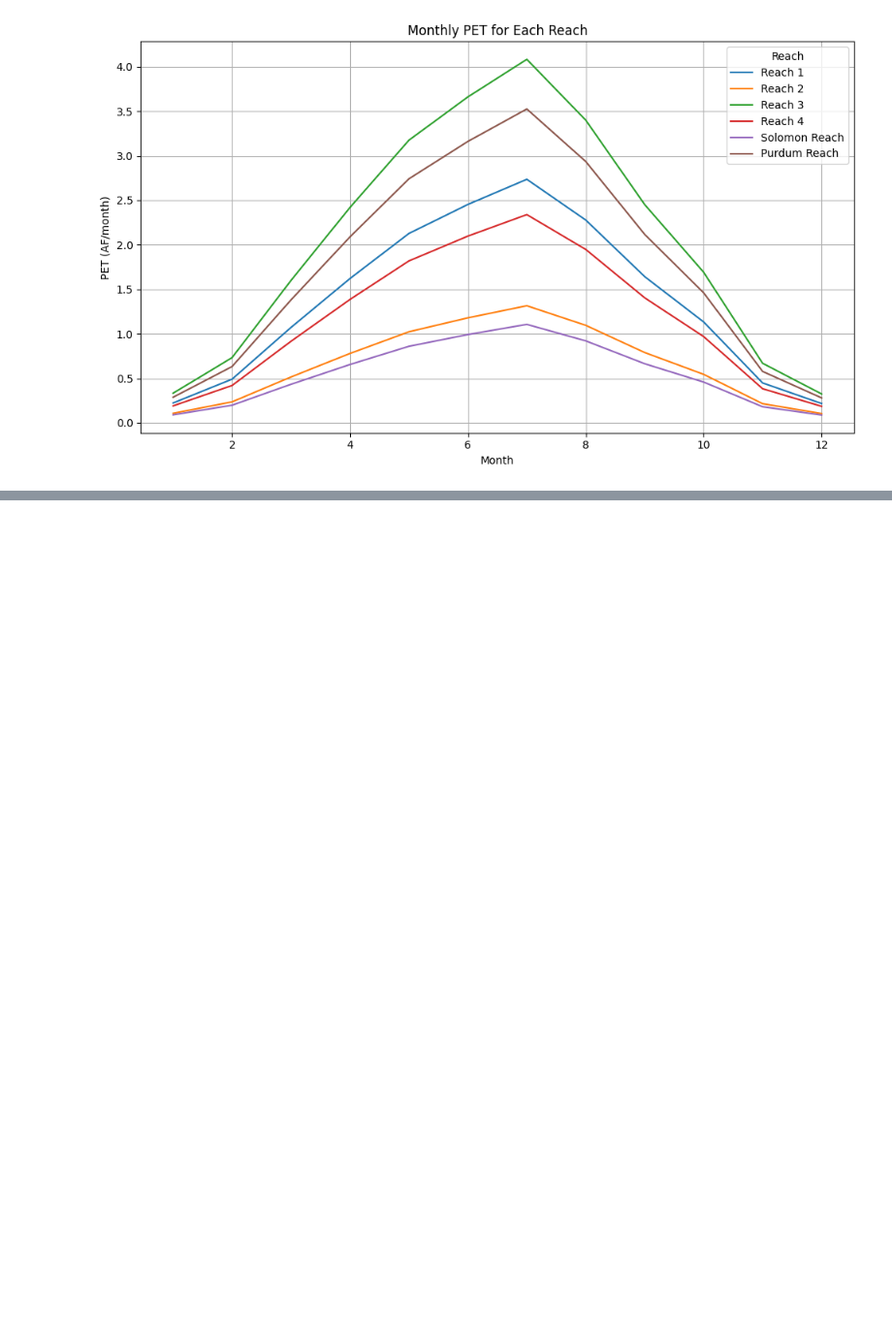
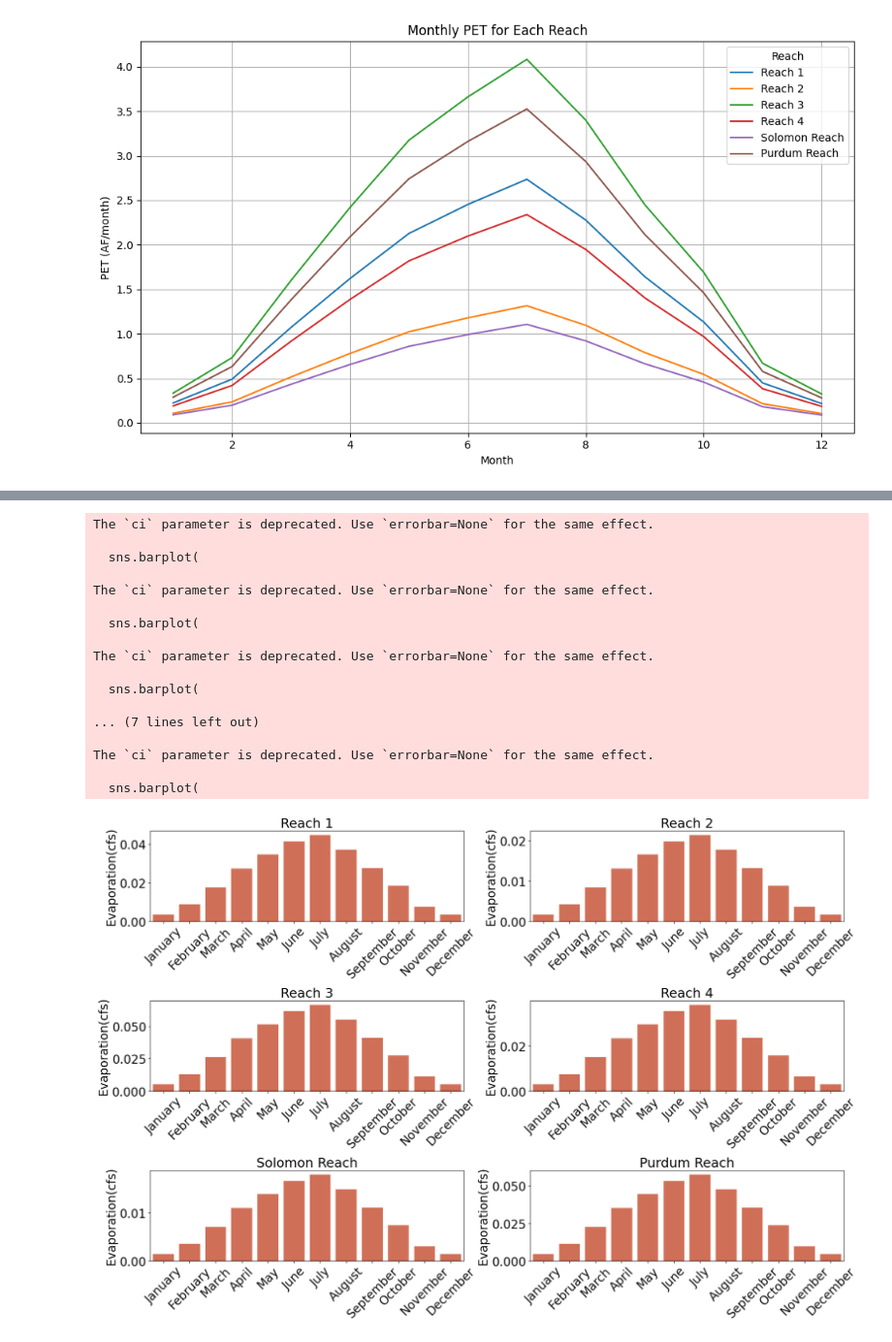
Before and after one commit to carlibeisel/mason_water_budget, a Jupyter notebook: reach_pet.ipynb, the cells around one changed output, grey strips where cells are left out. Shown at 97% size. Drawn from its saved outputs; the diff is of its cells as text; code cells hidden in the pictures; blank space fills up the shorter version.

```diff
--- a/reach_pet.ipynb
+++ b/reach_pet.ipynb
@@ -82,0 +110,67 @@ plt.savefig('/content/drive/MyDrive/Carli Thesis/Figures/Water Budget/reach_pet.
+# %%
+# ------------------------------------------ #
+# Plot of monthly evaporation for each Reach
+# ------------------------------------------ #
+
+file = pd.read_csv('/content/drive/MyDrive/Data/Mason Water Budget/data_output/pet_out/reach_pet.csv')
+
+# Map numeric months to full names and calculate days in the month
+month_map = {
+    1: ('January', 31), 2: ('February', 28), 3: ('March', 31), 4: ('April', 30),
+    5: ('May', 31), 6: ('June', 30), 7: ('July', 31), 8: ('August', 31),
+    9: ('September', 30), 10: ('October', 31), 11: ('November', 30), 12: ('December', 31)
+}
+file[['Month Name', 'Days in Month']] = file['Month'].map(month_map).apply(pd.Series)
+
+# Convert PET from af/month to cfs
+file['PET (cfs)'] = (file['PET (af/month)'] * 43560) / (file['Days in Month'] * 86400)
+
+month_order = [
+    'January', 'February', 'March', 'April', 'May',
+    'June', 'July', 'August', 'September', 'October',
+    'November', 'December'
+]
+
+# Create a 3x2 panel (6 plots max)
+fig, axes = plt.subplots(3, 2, figsize=(18, 12))
+axes = axes.flatten()
+
+for i, reach in enumerate(file['Reach'].unique()):
+    ax = axes[i]
+    sns.barplot(
+        data=file[file['Reach'] == reach],
+        x='Month Name', y='PET (cfs)', color='#E46343', ci=None, ax=ax,
+        order=month_order
+    )
+    ax.set_title(reach, fontsize=22)
+    ax.set_xlabel('')
+    ax.set_ylabel('Evaporation(cfs)', fontsize=20)
+    ax.tick_params(axis='x', rotation=45, labelsize=20)
+    ax.tick_params(axis='y', labelsize=20)
+
+for j in range(len(file['Reach'].unique()), len(axes)):
+    fig.delaxes(axes[j])
+
+plt.tight_layout()
+output_path = '/content/drive/MyDrive/Data/Mason Water Budget/data_output/pet_out/reach_pet_panel_cfs.png'
+plt.savefig(output_path, dpi=300, bbox_inches='tight')
+plt.show()
+# %% [output]
+The `ci` parameter is deprecated. Use `errorbar=None` for the same effect.
+
+  sns.barplot(
+
+The `ci` parameter is deprecated. Use `errorbar=None` for the same effect.
+
+  sns.barplot(
+
+The `ci` parameter is deprecated. Use `errorbar=None` for the same effect.
+
+  sns.barplot(
+
+... (7 lines left out)
+
+The `ci` parameter is deprecated. Use `errorbar=None` for the same effect.
+
+  sns.barplot(
+[figure, added]
```
Also changed, not shown: parts of 2 cells of this notebook.
